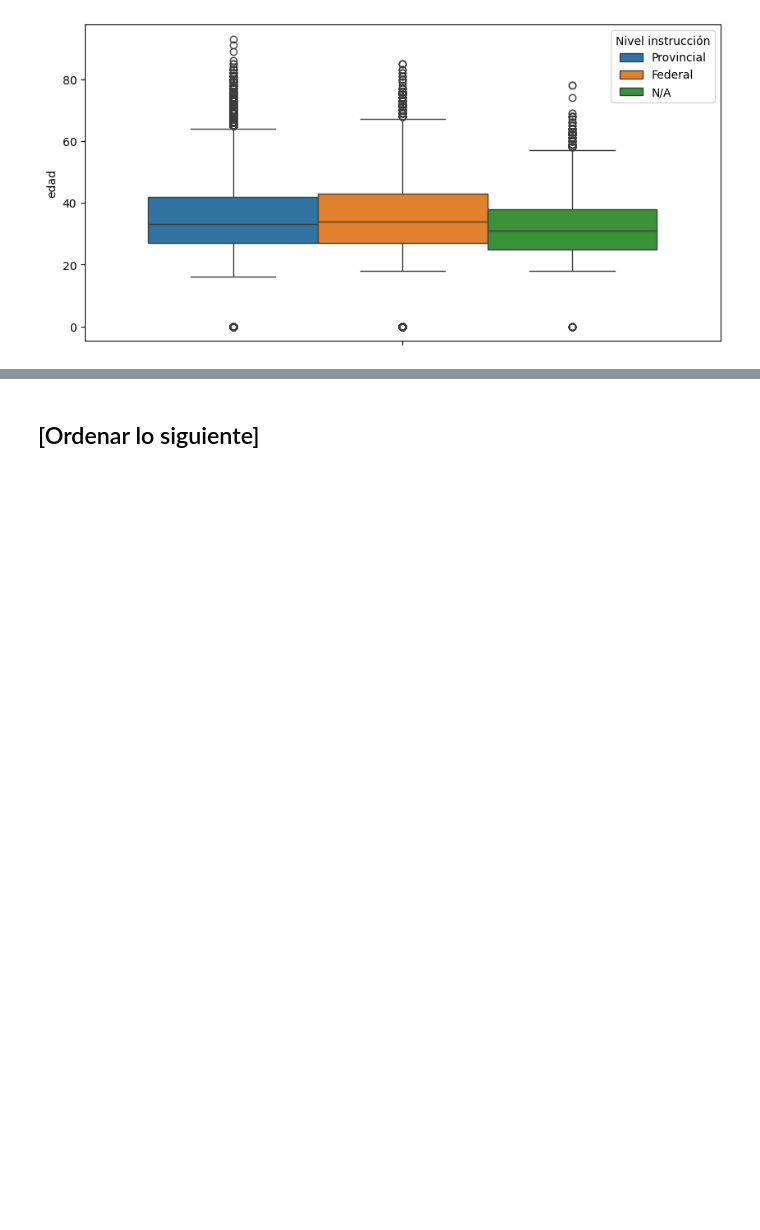
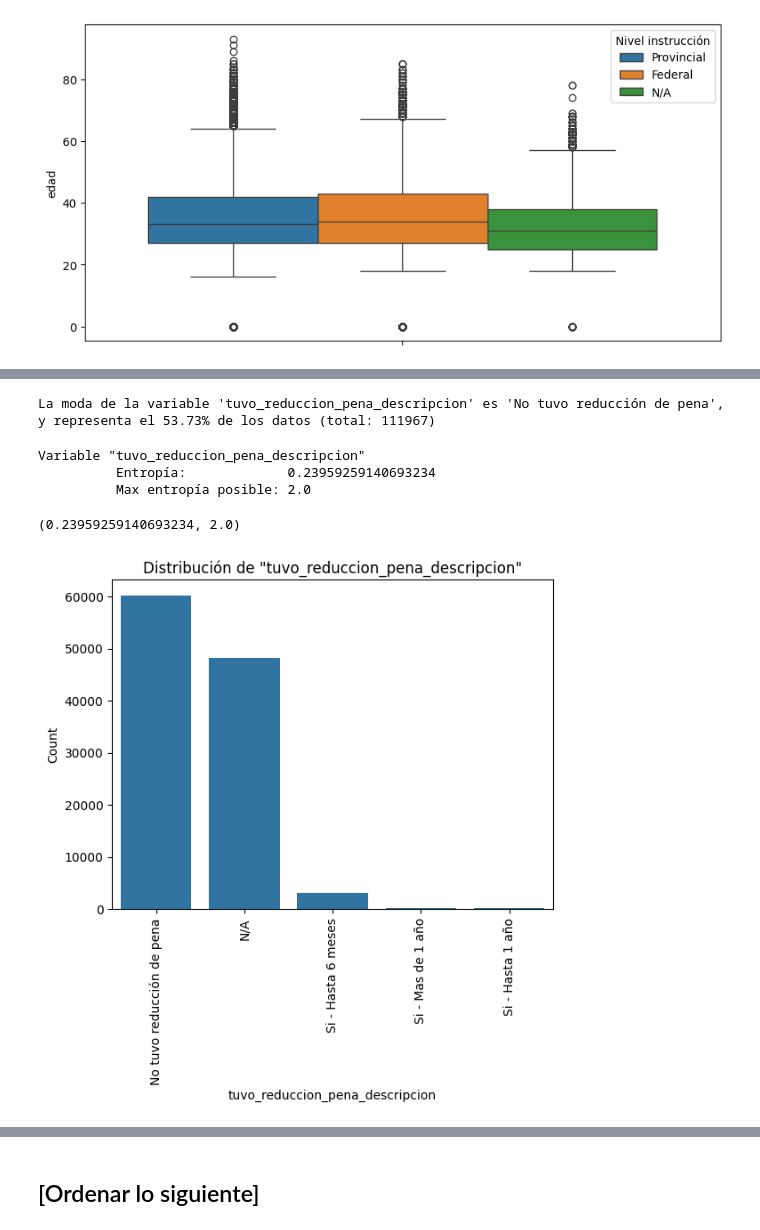
Before and after one commit to gasper-az/CEIA_Analisis_de_datos, a Jupyter notebook: trabajos_practicos/resolucion_tp_01/tp_01.ipynb, the cells around one changed output, grey strips where cells are left out. Saved outputs shown, nothing was run; the diff lists cells and outputs as text; code cells hidden in the pictures; blank space fills up the shorter version.

Commit message:
[tp-01] tuvo_reduccion_pena_descripcion

```diff
--- a/trabajos_practicos/resolucion_tp_01/tp_01.ipynb
+++ b/trabajos_practicos/resolucion_tp_01/tp_01.ipynb
@@ -1710,0 +1755,21 @@ graficar_boxplot(df_sneep_no_ids_csv.apply(fill_na_as_string_lambda), col="edad"
+# %%
+total = df_sneep_no_ids_csv.apply(fill_na_as_string_lambda)["tuvo_reduccion_pena_descripcion"].count()
+moda = df_sneep_no_ids_csv.apply(fill_na_as_string_lambda)["tuvo_reduccion_pena_descripcion"].mode()[0]
+
+cant_igual_moda = df_sneep_no_ids_csv.apply(fill_na_as_string_lambda)[df_sneep_no_ids_csv.apply(fill_na_as_string_lambda)["tuvo_reduccion_pena_descripcion"] == moda]["tuvo_reduccion_pena_descripcion"].count()
+porcentaje_moda = cant_igual_moda*100/total
+
+print(f"La moda de la variable \'tuvo_reduccion_pena_descripcion\' es \'{moda}\', y representa el {porcentaje_moda:.2f}% de los datos (total: {total})")
+# %% [output]
+La moda de la variable 'tuvo_reduccion_pena_descripcion' es 'No tuvo reducción de pena', y representa el 53.73% de los datos (total: 111967)
+# %%
+obtener_entropia_de_shannon(df_sneep_no_ids_csv, "tuvo_reduccion_pena_descripcion")
+# %% [output]
+Variable "tuvo_reduccion_pena_descripcion"
+          Entropía:             0.23959259140693234
+          Max entropía posible: 2.0
+(0.23959259140693234, 2.0)
+# %%
+graficar_distribucion_histograma(data=df_sneep_no_ids_csv.fillna("N/A"), col="tuvo_reduccion_pena_descripcion", titulo="Distribución de \"tuvo_reduccion_pena_descripcion\"", xlabel="tuvo_reduccion_pena_descripcion", rotation=90)
+# %% [output]
+[figure, added]
```
Also changed, not shown: parts of 7 cells of this notebook.
